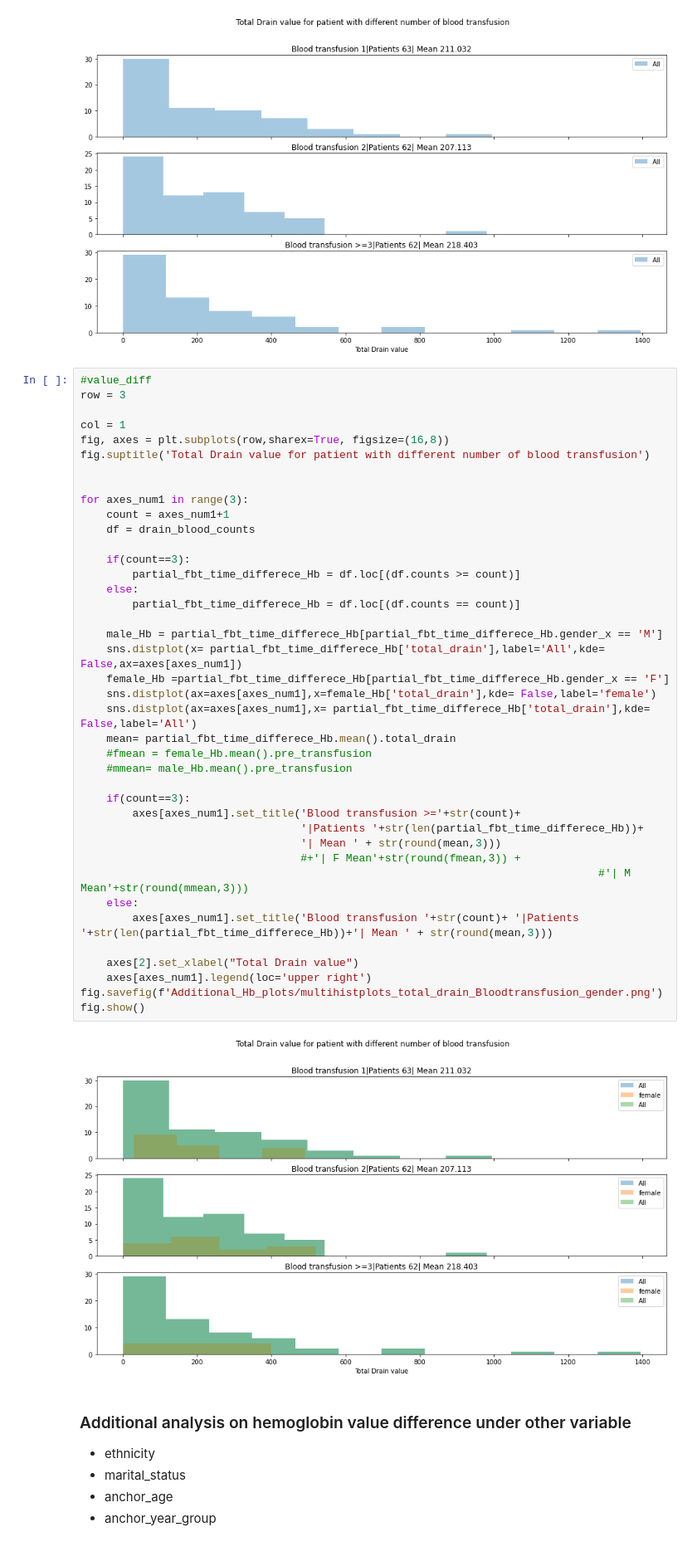
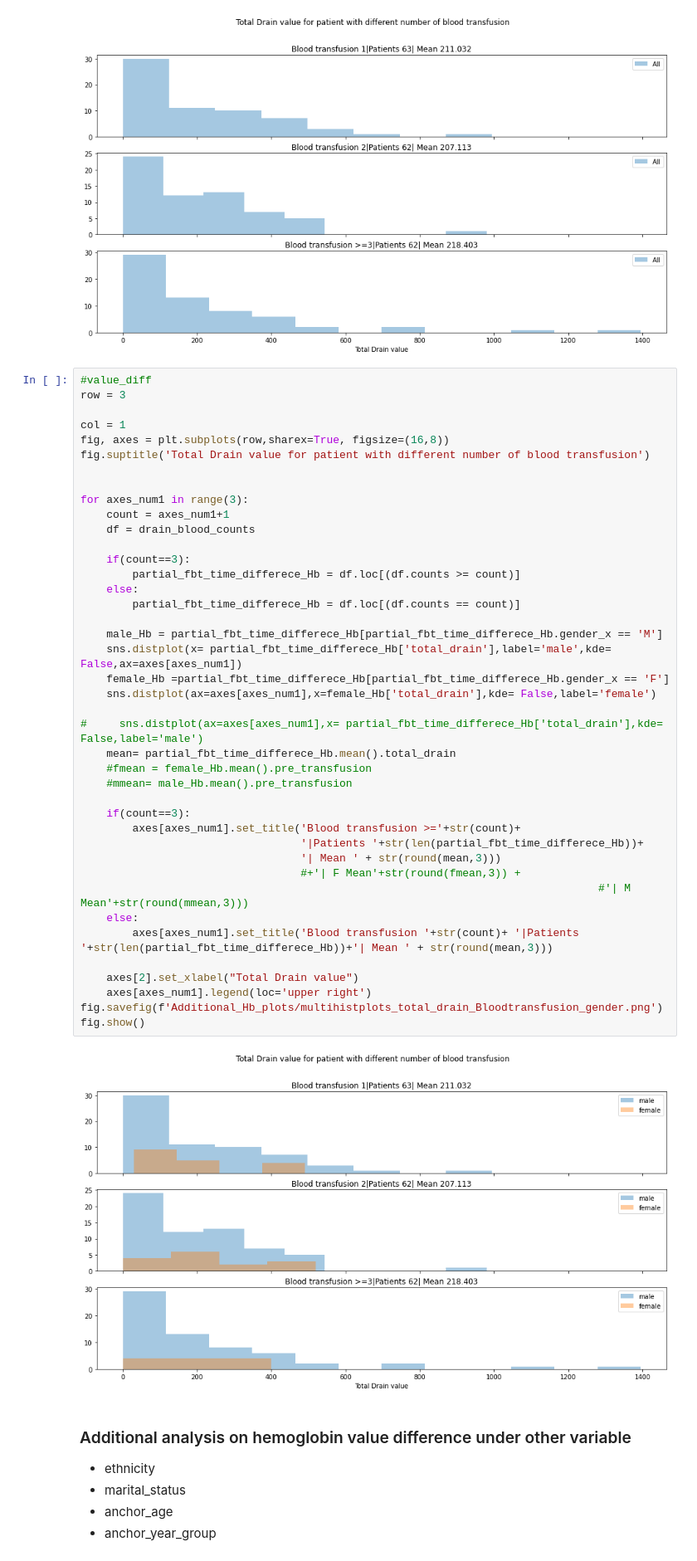
Before and after one commit to lily214754/MIMIC, a Jupyter notebook: EDA/EDA整理.ipynb, the cells around one changed output. Shown at 83% size. Saved outputs shown, nothing was run; the diff lists cells and outputs as text.

```diff
--- a/EDA/EDA整理.ipynb
+++ b/EDA/EDA整理.ipynb
@@ -721,36 +730,37 @@ fig.suptitle('Total Drain value for patient with different number of blood trans
 for axes_num1 in range(3):
     count = axes_num1+1
     df = drain_blood_counts
 
     if(count==3):
         partial_fbt_time_differece_Hb = df.loc[(df.counts >= count)]
     else:
         partial_fbt_time_differece_Hb = df.loc[(df.counts == count)]
 
     male_Hb = partial_fbt_time_differece_Hb[partial_fbt_time_differece_Hb.gender_x == 'M']
-    sns.distplot(x= partial_fbt_time_differece_Hb['total_drain'],label='All',kde= False,ax=axes[axes_num1])
+    sns.distplot(x= partial_fbt_time_differece_Hb['total_drain'],label='male',kde= False,ax=axes[axes_num1])
     female_Hb =partial_fbt_time_differece_Hb[partial_fbt_time_differece_Hb.gender_x == 'F']
     sns.distplot(ax=axes[axes_num1],x=female_Hb['total_drain'],kde= False,label='female')
-    sns.distplot(ax=axes[axes_num1],x= partial_fbt_time_differece_Hb['total_drain'],kde= False,label='All')
+
+#     sns.distplot(ax=axes[axes_num1],x= partial_fbt_time_differece_Hb['total_drain'],kde= False,label='male')
     mean= partial_fbt_time_differece_Hb.mean().total_drain
     #fmean = female_Hb.mean().pre_transfusion
     #mmean= male_Hb.mean().pre_transfusion
 
     if(count==3):
         axes[axes_num1].set_title('Blood transfusion >='+str(count)+
                                   '|Patients '+str(len(partial_fbt_time_differece_Hb))+
                                   '| Mean ' + str(round(mean,3)))
                                   #+'| F Mean'+str(round(fmean,3)) +
                                                                                 #'| M Mean'+str(round(mmean,3)))
     else:
         axes[axes_num1].set_title('Blood transfusion '+str(count)+ '|Patients '+str(len(partial_fbt_time_differece_Hb))+'| Mean ' + str(round(mean,3)))
 
     axes[2].set_xlabel("Total Drain value")
     axes[axes_num1].legend(loc='upper right')
 fig.savefig(f'Additional_Hb_plots/multihistplots_total_drain_Bloodtransfusion_gender.png')
 fig.show()
 # %% [output]
-[figure, old version]
+[figure, new version]
 # %% [markdown]
 ### Additional analysis on hemoglobin value difference under other variable
 - ethnicity
```
Also changed, not shown: parts of 25 cells of this notebook, 12 other files.
